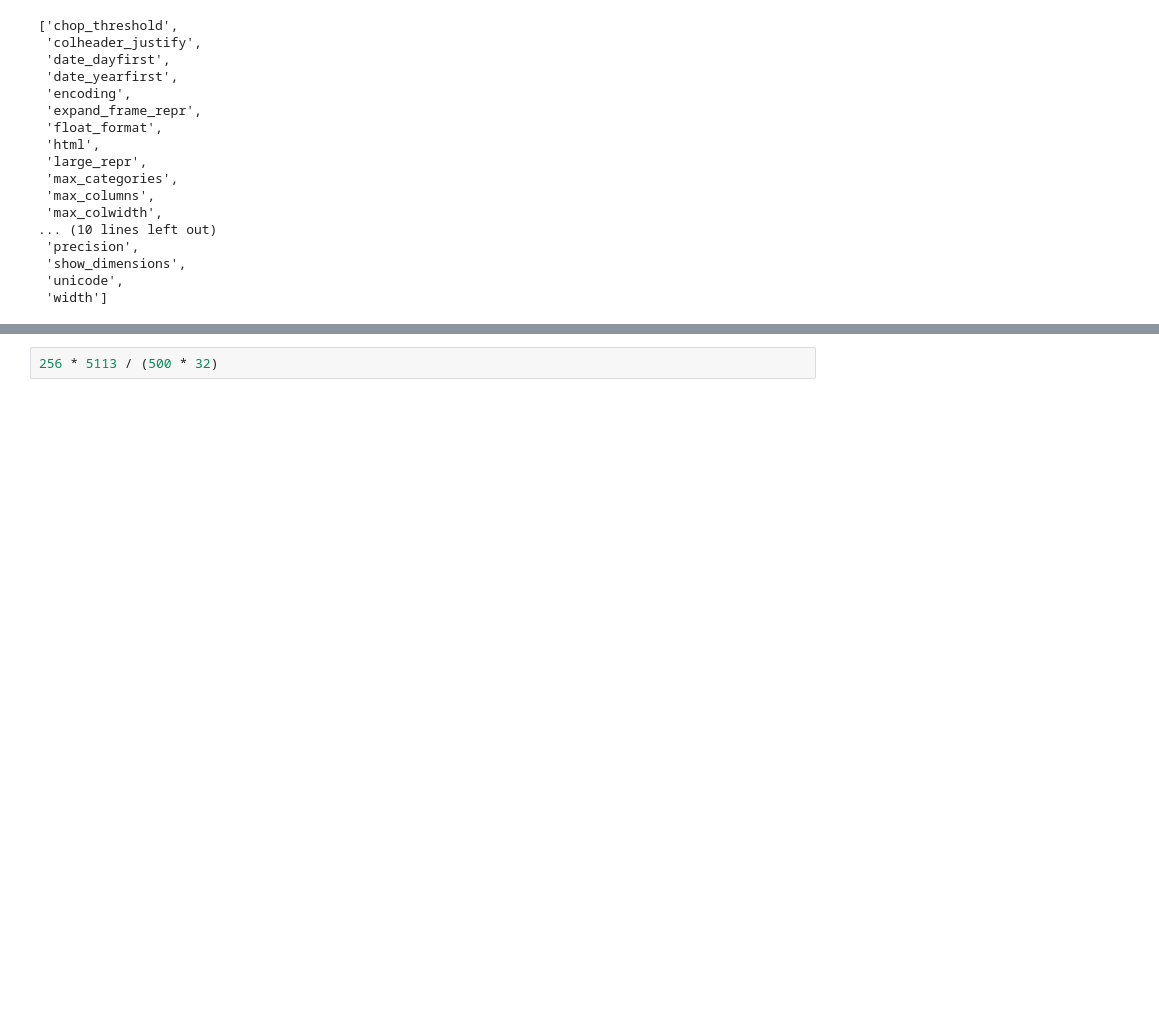
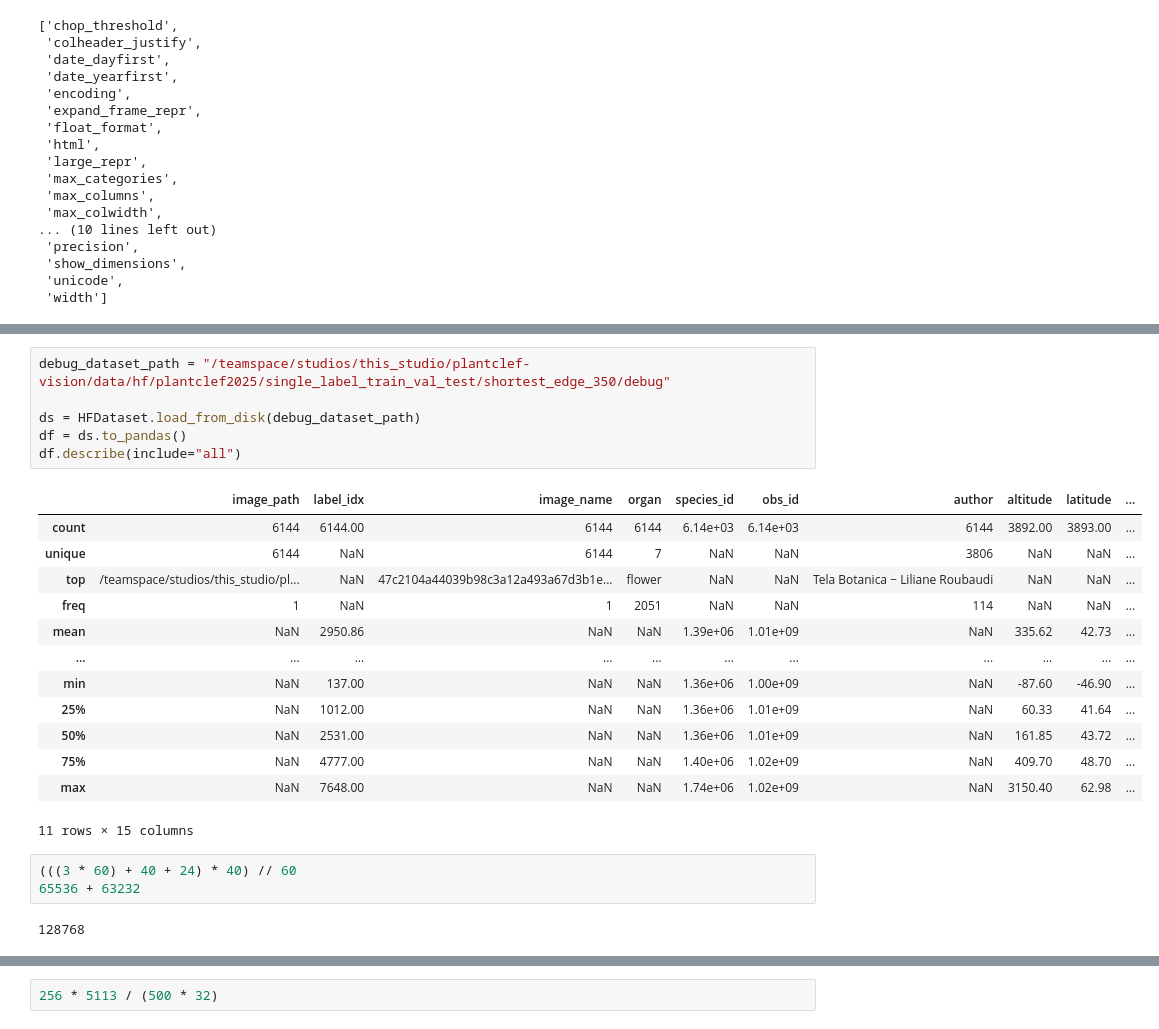
Before and after one commit to JacobARose/plantclef-vision, a Jupyter notebook: notebooks/embedding.ipynb, the cells around one changed output, grey strips where cells are left out. Drawn from its saved outputs; the diff is of its cells as text; blank space fills up the shorter version.

```diff
--- a/notebooks/embedding.ipynb
+++ b/notebooks/embedding.ipynb
@@ -118,0 +164,25 @@ AttributeError: 'Config' object has no attribute 'data_cfg'
+# %%
+debug_dataset_path = "/teamspace/studios/this_studio/plantclef-vision/data/hf/plantclef2025/single_label_train_val_test/shortest_edge_350/debug"
+
+ds = HFDataset.load_from_disk(debug_dataset_path)
+df = ds.to_pandas()
+df.describe(include="all")
+# %% [output]
+|  | image_path | label_idx | image_name | organ | species_id | obs_id | author | altitude | latitude | ... |
+| count | 6144 | 6144.00 | 6144 | 6144 | 6.14e+03 | 6.14e+03 | 6144 | 3892.00 | 3893.00 | ... |
+| unique | 6144 | NaN | 6144 | 7 | NaN | NaN | 3806 | NaN | NaN | ... |
+| top | /teamspace/studios/this_studio/pl... | NaN | 47c2104a44039b98c3a12a493a67d3b1e... | flower | NaN | NaN | Tela Botanica − Liliane Roubaudi | NaN | NaN | ... |
+| freq | 1 | NaN | 1 | 2051 | NaN | NaN | 114 | NaN | NaN | ... |
+| mean | NaN | 2950.86 | NaN | NaN | 1.39e+06 | 1.01e+09 | NaN | 335.62 | 42.73 | ... |
+| ... | ... | ... | ... | ... | ... | ... | ... | ... | ... | ... |
+| min | NaN | 137.00 | NaN | NaN | 1.36e+06 | 1.00e+09 | NaN | -87.60 | -46.90 | ... |
+| 25% | NaN | 1012.00 | NaN | NaN | 1.36e+06 | 1.01e+09 | NaN | 60.33 | 41.64 | ... |
+| 50% | NaN | 2531.00 | NaN | NaN | 1.36e+06 | 1.01e+09 | NaN | 161.85 | 43.72 | ... |
+| 75% | NaN | 4777.00 | NaN | NaN | 1.40e+06 | 1.02e+09 | NaN | 409.70 | 48.70 | ... |
+| max | NaN | 7648.00 | NaN | NaN | 1.74e+06 | 1.02e+09 | NaN | 3150.40 | 62.98 | ... |
+11 rows × 15 columns
+# %%
+(((3 * 60) + 40 + 24) * 40) // 60
+65536 + 63232
+# %% [output]
+128768
```
Also changed, not shown: parts of 22 cells of this notebook, 3 other files.
